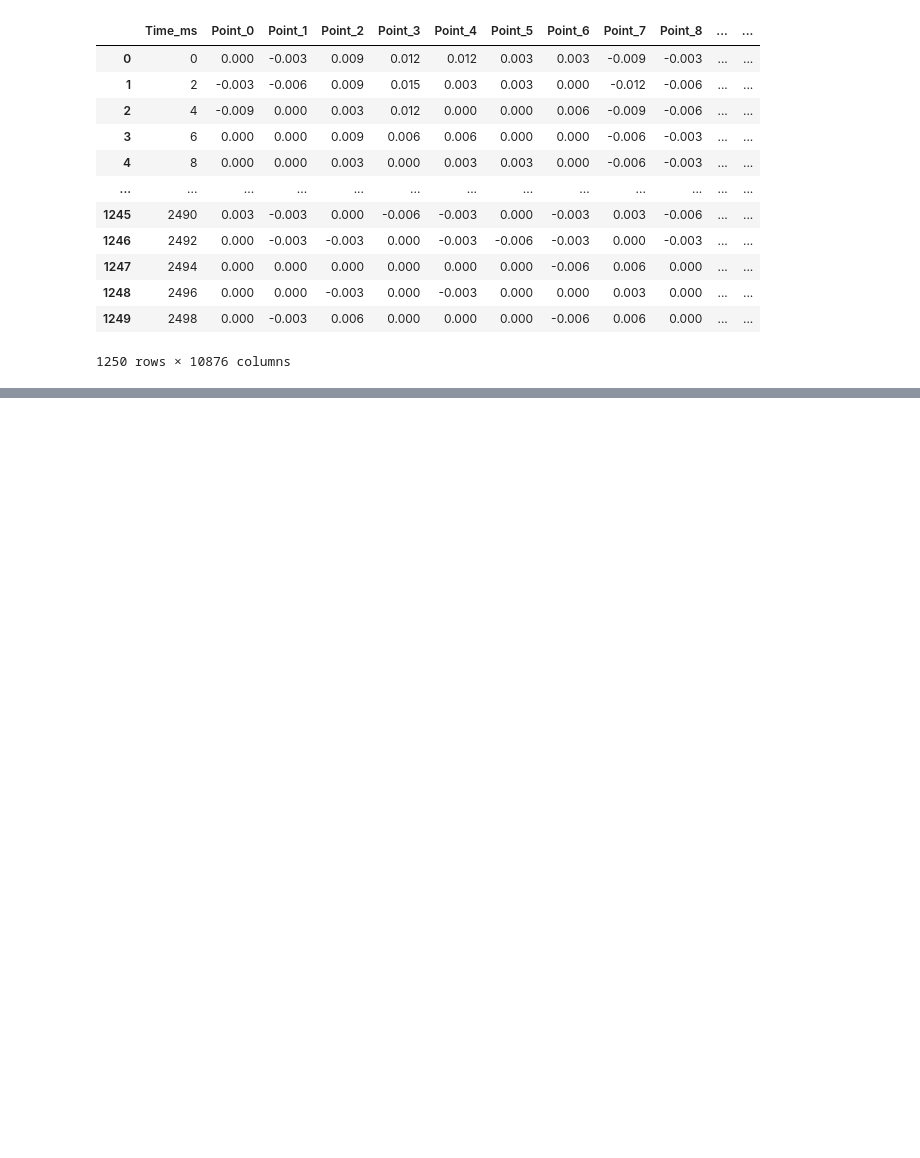
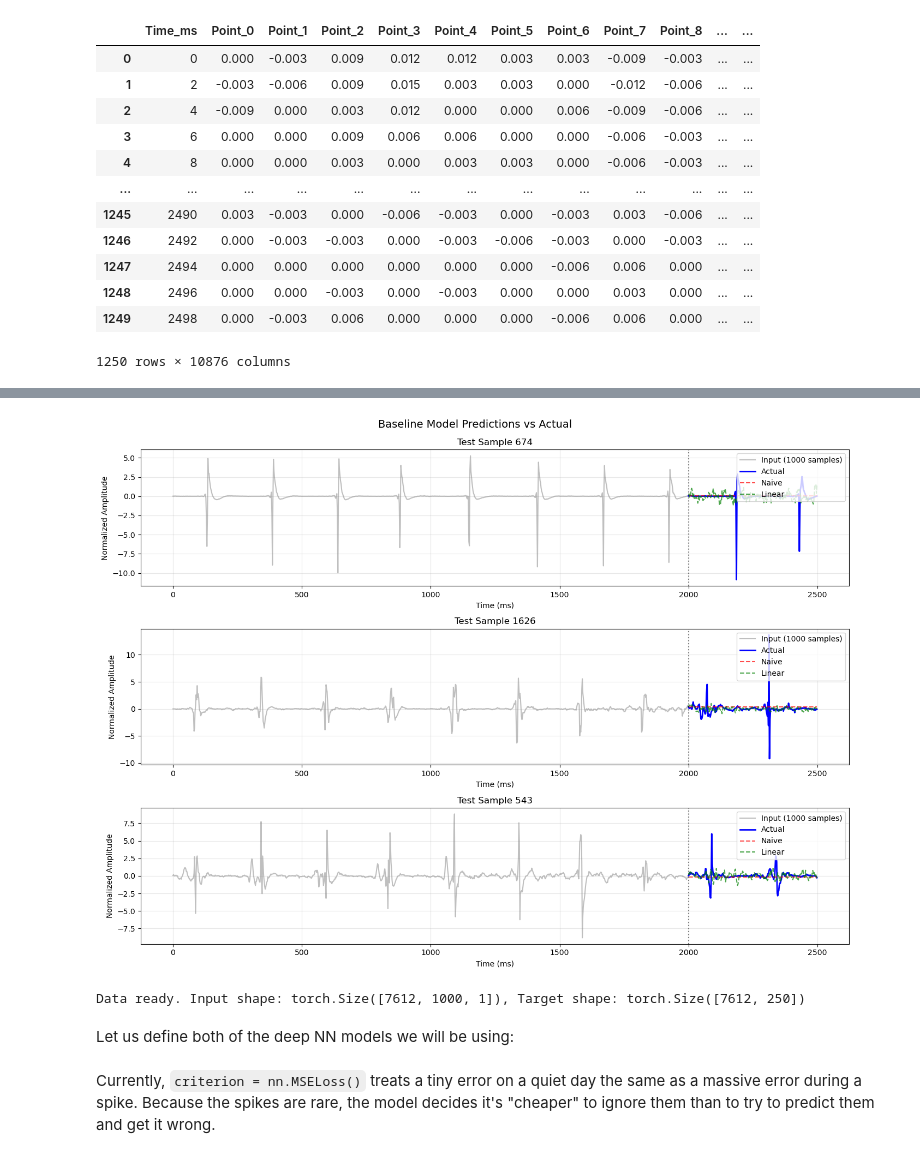
Before and after one commit to javierferna/atrialfib-forecast, a Jupyter notebook: ExploreEGMs.ipynb, the cells around one changed output, grey strips where cells are left out. Cells and saved outputs as stored; diff of their text form; code cells hidden in the pictures; blank space fills up the shorter version.

Commit message:
Add baseline + RNN models

```diff
--- a/ExploreEGMs.ipynb
+++ b/ExploreEGMs.ipynb
@@ -108,0 +373,70 @@ Columns: Time_ms + 10875 points
+# %%
+# VISUALIZE BASELINE PREDICTIONS
+
+# Let's see how the baselines perform on a few sample electrodes
+fig, axes = plt.subplots(3, 1, figsize=(14, 10))
+
+# Pick 3 random test samples to visualize
+np.random.seed(42)
+sample_indices = np.random.choice(len(X_test), 3, replace=False)
+
+for idx, (ax, sample_idx) in enumerate(zip(axes, sample_indices)):
+    # Get the full signal: input (1000) + actual target (250)
+    input_signal = X_test[sample_idx]
+    actual_target = y_test[sample_idx]
+
+    # Predictions
+    naive_pred = naive_predictions[sample_idx]
+    linear_pred = linear_test_pred[sample_idx]
+
+    # Time axes
+    time_input = np.arange(INPUT_LEN) * 2  # ms
+    time_target = np.arange(INPUT_LEN, INPUT_LEN + OUTPUT_LEN) * 2  # ms
+
+    # Plot input signal (gray)
+    ax.plot(time_input, input_signal, 'gray', alpha=0.5, label='Input (1000 samples)')
+
+    # Plot actual target (blue)
+    ax.plot(time_target, actual_target, 'b-', linewidth=2, label='Actual')
+
+    # Plot predictions
+    ax.plot(time_target, naive_pred, 'r--', linewidth=1.5, alpha=0.7, label='Naive')
+    ax.plot(time_target, linear_pred, 'g--', linewidth=1.5, alpha=0.7, label='Linear')
+
+    # Vertical line at prediction start
+    ax.axvline(x=INPUT_LEN * 2, color='black', linestyle=':', alpha=0.5)
+
+    ax.set_title(f'Test Sample {sample_idx}')
+    ax.set_xlabel('Time (ms)')
+    ax.set_ylabel('Normalized Amplitude')
+    ax.legend(loc='upper right')
+    ax.grid(True, alpha=0.3)
+
+plt.tight_layout()
+plt.suptitle('Baseline Model Predictions vs Actual', y=1.02, fontsize=14)
+plt.show()
+# %% [output]
+[figure, added]
+# %%
+# PHASE 4: DEEP LEARNING MODELS (GRU & LSTM)
+import torch
+import torch.nn as nn
+import torch.optim as optim
+from torch.utils.data import TensorDataset, DataLoader
+import time
+import gc
+
+# Create DataLoaders
+BATCH_SIZE = 64
+
+train_dataset = TensorDataset(X_train_tensor, y_train_tensor)
+train_loader = DataLoader(train_dataset, batch_size=BATCH_SIZE, shuffle=True)
+
+val_dataset = TensorDataset(X_val_tensor, y_val_tensor)
+val_loader = DataLoader(val_dataset, batch_size=BATCH_SIZE)
+
+print(f"\nData ready. Input shape: {X_train_tensor.shape}, Target shape: {y_train_tensor.shape}")
+# %% [output]
+Data ready. Input shape: torch.Size([7612, 1000, 1]), Target shape: torch.Size([7612, 250])
+# %% [markdown]
+Let us define both of the deep NN models we will be using:
@@ -108,0 +605,2 @@ Columns: Time_ms + 10875 points
+# %% [markdown]
+Currently, `criterion = nn.MSELoss()` treats a tiny error on a quiet day the same as a massive error during a spike. Because the spikes are rare, the model decides it's "cheaper" to ignore them than to try to predict them and get it wrong.
```
Also changed, not shown: parts of 16 cells of this notebook.
